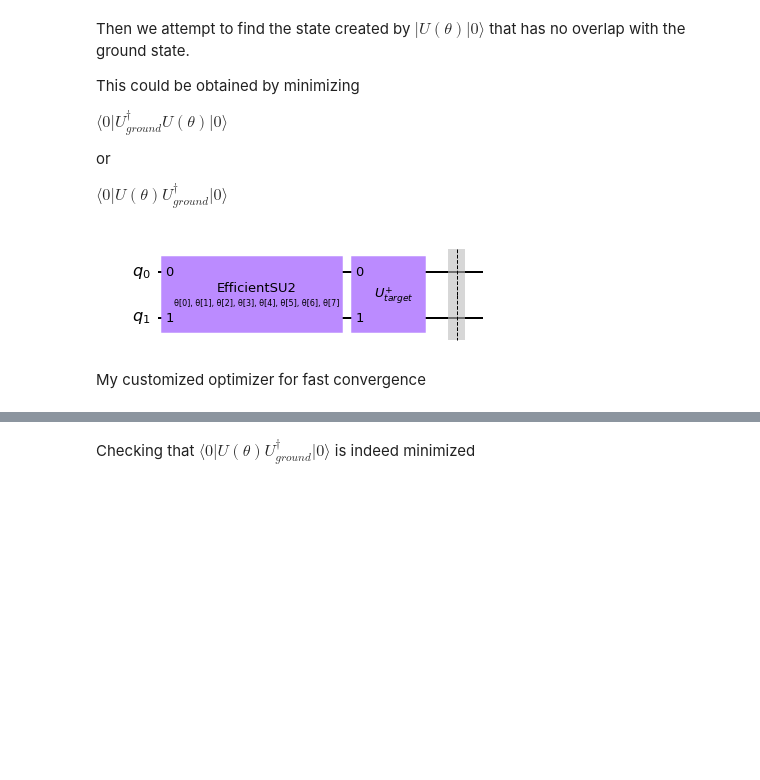
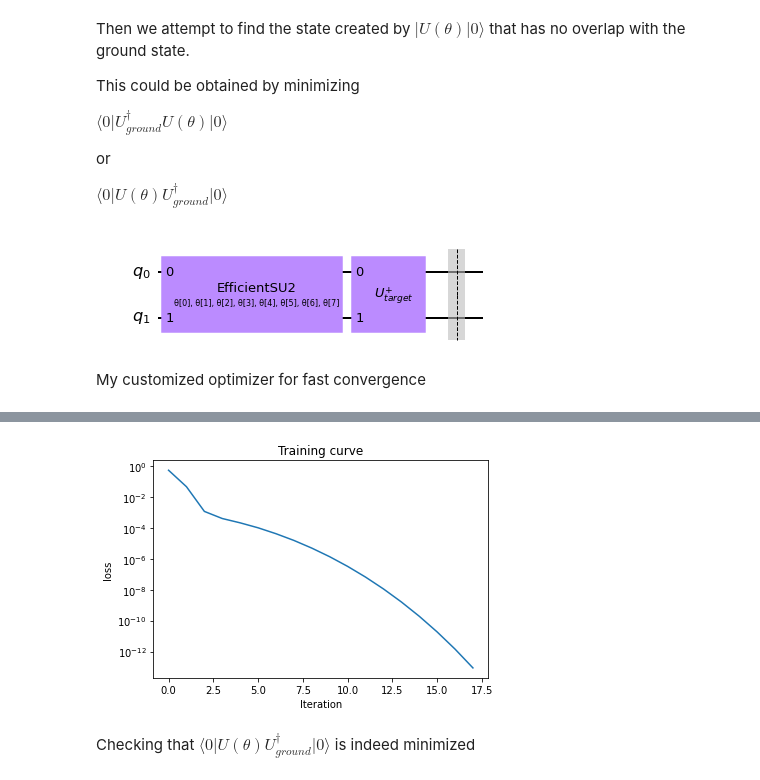
Before and after one commit to Zhelun-Li/VQS, a Jupyter notebook: VarQITE_purger.ipynb, the cells around one changed output, grey strips where cells are left out. Cells and saved outputs as stored; diff of their text form; code cells hidden in the pictures; blank space fills up the shorter version.

```diff
--- a/VarQITE_purger.ipynb
+++ b/VarQITE_purger.ipynb
@@ -183,9 +188,11 @@ def train(sampler,weights,learning_rate=1e-2,inputs=[]):
     return cost, weights,grad,gradMag
 
 def myAlg(sampler,nSteps=100,learning_rate=1e-2,low=1e-2,high=1e-1,alpha=0.25,
-                  threshold=1e-5):
+                  threshold=1e-5,sampler_weights=None):
     sampler_input = np.array([])
-    sampler_weights = algorithm_globals.random.random(sampler[0].num_weights)
+    if sampler_weights is None:
+        sampler_weights = algorithm_globals.random.random(sampler[0].num_weights)
+
     List={"cost":[],"rate":[],"grad":[],"I":[0]}
 
     for i in range(nSteps):
@@ -222,16 +229,13 @@ def myAlg(sampler,nSteps=100,learning_rate=1e-2,low=1e-2,high=1e-1,alpha=0.25,
             plt.figure(1)
             plt.yscale('log')
             callback_graph(List['cost'])
-            plt.figure(2)
-            plt.yscale('log')
-            callback_graph(List['rate'],"learning rate")
-            plt.figure(3)
-            plt.yscale('log')
-            callback_graph(List['I'],"I value")
+#             plt.figure(2)
+#             plt.yscale('log')
+#             callback_graph(List['rate'],"learning rate")
+#             plt.figure(3)
+#             plt.yscale('log')
+#             callback_graph(List['I'],"I value")
 
         #print(t.time()-t1)
 
     return List,sampler_weights
-# %%
-
-costList,weights=myAlg([sampler],nSteps=30,learning_rate=2e0)
@@ -242,3 +242,16 @@ costList,weights=myAlg([sampler],nSteps=30,learning_rate=2e0)
+# %%
+def purge(U,sampler_weights=None):
+    sampler_list=[]
+    for u in U:
+        qc,sampler=mkSampler(u)
+        sampler_list.append(sampler)
+
+    costList,weights=myAlg(sampler_list,sampler_weights=sampler_weights,nSteps=200,learning_rate=2e0)
+    return weights
+# %%
+weights=purge([U_ground])
+# %% [output]
+[figure, added]
 # %% [markdown]
 Checking that $\langle 0 \rvert U(\theta)U^{\dagger}_{ground} \lvert 0 \rangle$  is indeed minimized
 # %%
```
Also changed, not shown: parts of 28 cells of this notebook.
